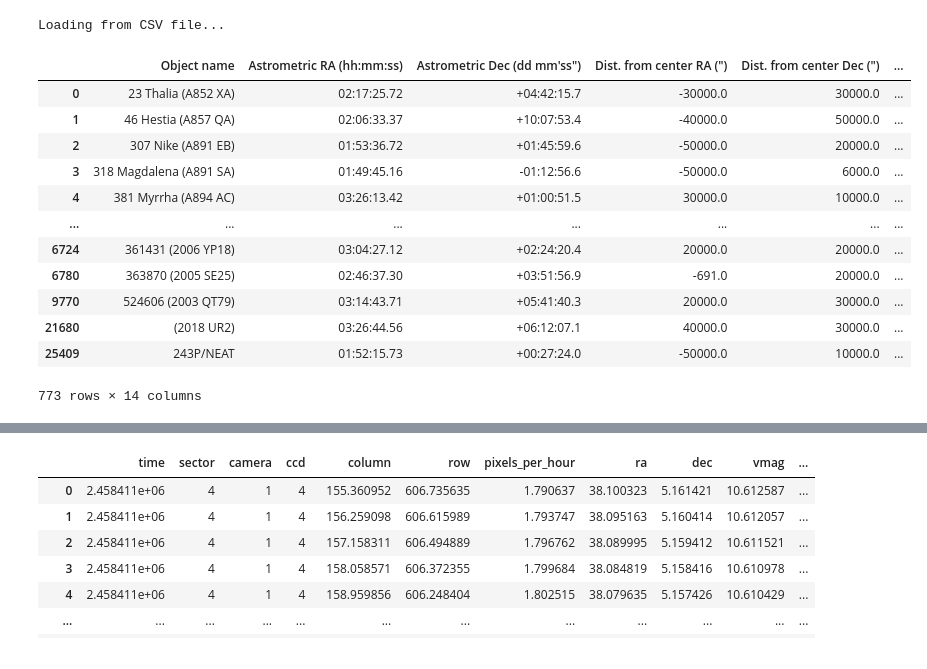
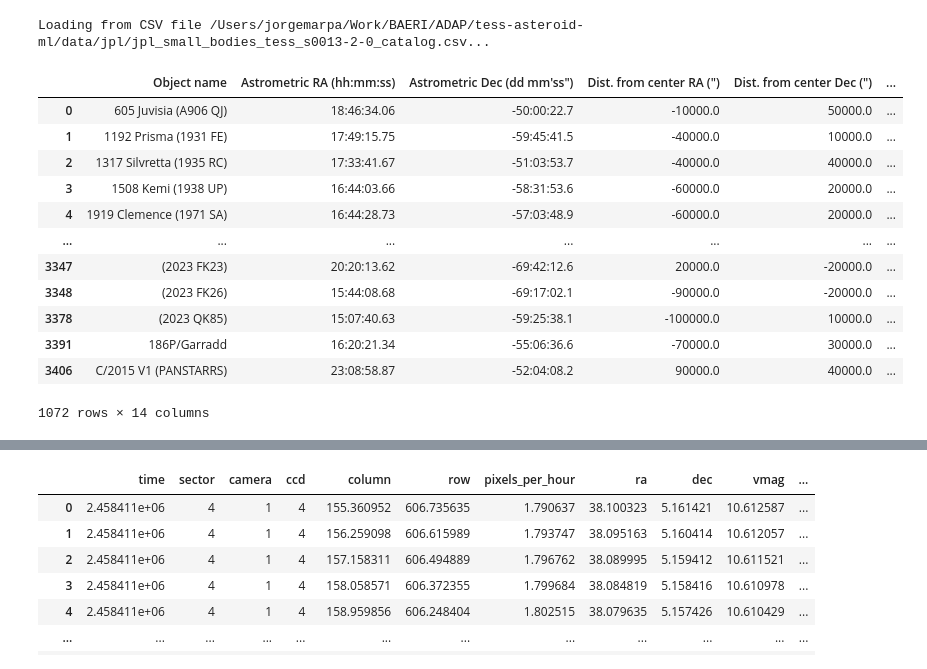
Before and after one commit to jorgemarpa/tess-asteroid-ml, a Jupyter notebook: notebooks/check_asteroid_db.ipynb, the cells around one changed output, grey strips where cells are left out. Cells and saved outputs as stored; diff of their text form; code cells hidden in the pictures.

```diff
--- a/notebooks/check_asteroid_db.ipynb
+++ b/notebooks/check_asteroid_db.ipynb
@@ -56,27 +65,27 @@ scc_str = f"s{sector:04}-{camera}-{ccd}"
 # %%
 jpl_sbi_file = f"{os.path.dirname(PACKAGEDIR)}/data/jpl/jpl_small_bodies_tess_{scc_str}_catalog.csv"
 
 if os.path.isfile(jpl_sbi_file):
-    print("Loading from CSV file...")
+    print(f"Loading from CSV file {jpl_sbi_file}...")
     jpl_sb = pd.read_csv(jpl_sbi_file, index_col=0)
 
-jpl_sb_bright = jpl_sb.query("V_mag <= 18")
+jpl_sb_bright = jpl_sb.query("V_mag <= 21")
 jpl_sb_bright
 # %% [output]
-Loading from CSV file...
+Loading from CSV file /Users/jorgemarpa/Work/BAERI/ADAP/tess-asteroid-ml/data/jpl/jpl_small_bodies_tess_s0013-2-0_catalog.csv...
 |  | Object name | Astrometric RA (hh:mm:ss) | Astrometric Dec (dd mm'ss") | Dist. from center RA (") | Dist. from center Dec (") | ... |
-| 0 | 23 Thalia (A852 XA) | 02:17:25.72 | +04:42:15.7 | -30000.0 | 30000.0 | ... |
-| 1 | 46 Hestia (A857 QA) | 02:06:33.37 | +10:07:53.4 | -40000.0 | 50000.0 | ... |
-| 2 | 307 Nike (A891 EB) | 01:53:36.72 | +01:45:59.6 | -50000.0 | 20000.0 | ... |
-| 3 | 318 Magdalena (A891 SA) | 01:49:45.16 | -01:12:56.6 | -50000.0 | 6000.0 | ... |
-| 4 | 381 Myrrha (A894 AC) | 03:26:13.42 | +01:00:51.5 | 30000.0 | 10000.0 | ... |
+| 0 | 605 Juvisia (A906 QJ) | 18:46:34.06 | -50:00:22.7 | -10000.0 | 50000.0 | ... |
+| 1 | 1192 Prisma (1931 FE) | 17:49:15.75 | -59:45:41.5 | -40000.0 | 10000.0 | ... |
+| 2 | 1317 Silvretta (1935 RC) | 17:33:41.67 | -51:03:53.7 | -40000.0 | 40000.0 | ... |
+| 3 | 1508 Kemi (1938 UP) | 16:44:03.66 | -58:31:53.6 | -60000.0 | 20000.0 | ... |
+| 4 | 1919 Clemence (1971 SA) | 16:44:28.73 | -57:03:48.9 | -60000.0 | 20000.0 | ... |
 | ... | ... | ... | ... | ... | ... | ... |
-| 6724 | 361431 (2006 YP18) | 03:04:27.12 | +02:24:20.4 | 20000.0 | 20000.0 | ... |
-| 6780 | 363870 (2005 SE25) | 02:46:37.30 | +03:51:56.9 | -691.0 | 20000.0 | ... |
-| 9770 | 524606 (2003 QT79) | 03:14:43.71 | +05:41:40.3 | 20000.0 | 30000.0 | ... |
-| 21680 | (2018 UR2) | 03:26:44.56 | +06:12:07.1 | 40000.0 | 30000.0 | ... |
-| 25409 | 243P/NEAT | 01:52:15.73 | +00:27:24.0 | -50000.0 | 10000.0 | ... |
+| 3347 | (2023 FK23) | 20:20:13.62 | -69:42:12.6 | 20000.0 | -20000.0 | ... |
+| 3348 | (2023 FK26) | 15:44:08.68 | -69:17:02.1 | -90000.0 | -20000.0 | ... |
+| 3378 | (2023 QK85) | 15:07:40.63 | -59:25:38.1 | -100000.0 | 10000.0 | ... |
+| 3391 | 186P/Garradd | 16:20:21.34 | -55:06:36.6 | -70000.0 | 30000.0 | ... |
+| 3406 | C/2015 V1 (PANSTARRS) | 23:08:58.87 | -52:04:08.2 | 90000.0 | 40000.0 | ... |
-773 rows × 14 columns
+1072 rows × 14 columns
 # %%
 sb_ephems_lowres = {}
 
```
Also changed, not shown: parts of 8 cells of this notebook, 9 other files.
